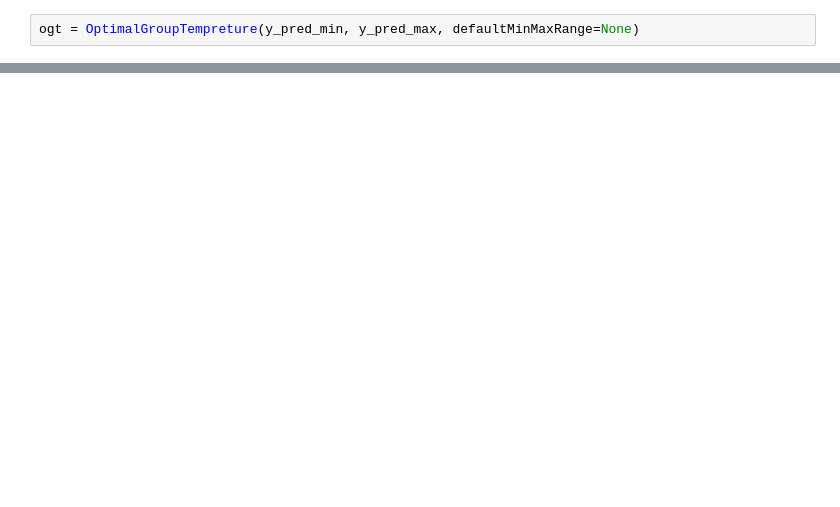
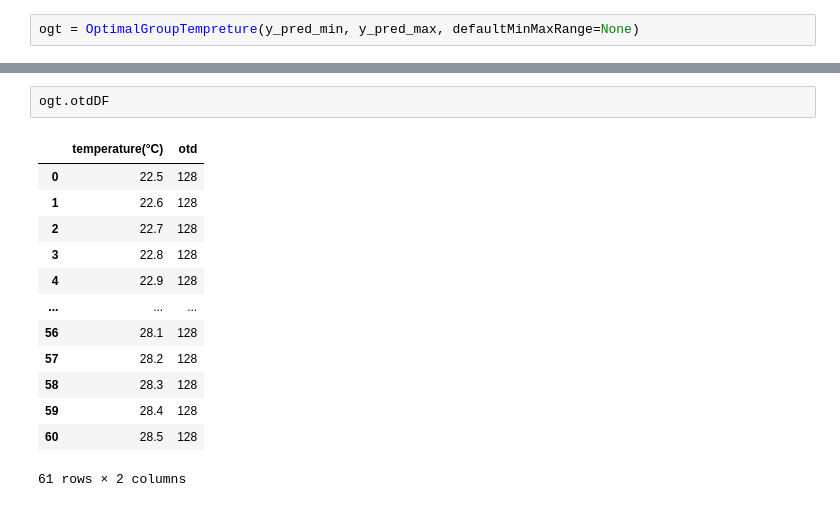
Before and after one commit to chengxiangduan-usc/mecsc, a Jupyter notebook: model/comfort_minmax_model/test_rf_model.ipynb, the cells around one changed output, grey strips where cells are left out. Drawn from its saved outputs; the diff is of its cells as text; blank space fills up the shorter version.

```diff
--- a/model/comfort_minmax_model/test_rf_model.ipynb
+++ b/model/comfort_minmax_model/test_rf_model.ipynb
@@ -269,0 +321,16 @@ otd model
+# %%
+ogt.otdDF
+# %% [output]
+|  | temperature(°C) | otd |
+| 0 | 22.5 | 128 |
+| 1 | 22.6 | 128 |
+| 2 | 22.7 | 128 |
+| 3 | 22.8 | 128 |
+| 4 | 22.9 | 128 |
+| ... | ... | ... |
+| 56 | 28.1 | 128 |
+| 57 | 28.2 | 128 |
+| 58 | 28.3 | 128 |
+| 59 | 28.4 | 128 |
+| 60 | 28.5 | 128 |
+61 rows × 2 columns
```
Also changed, not shown: parts of 50 cells of this notebook, 4 other files.
